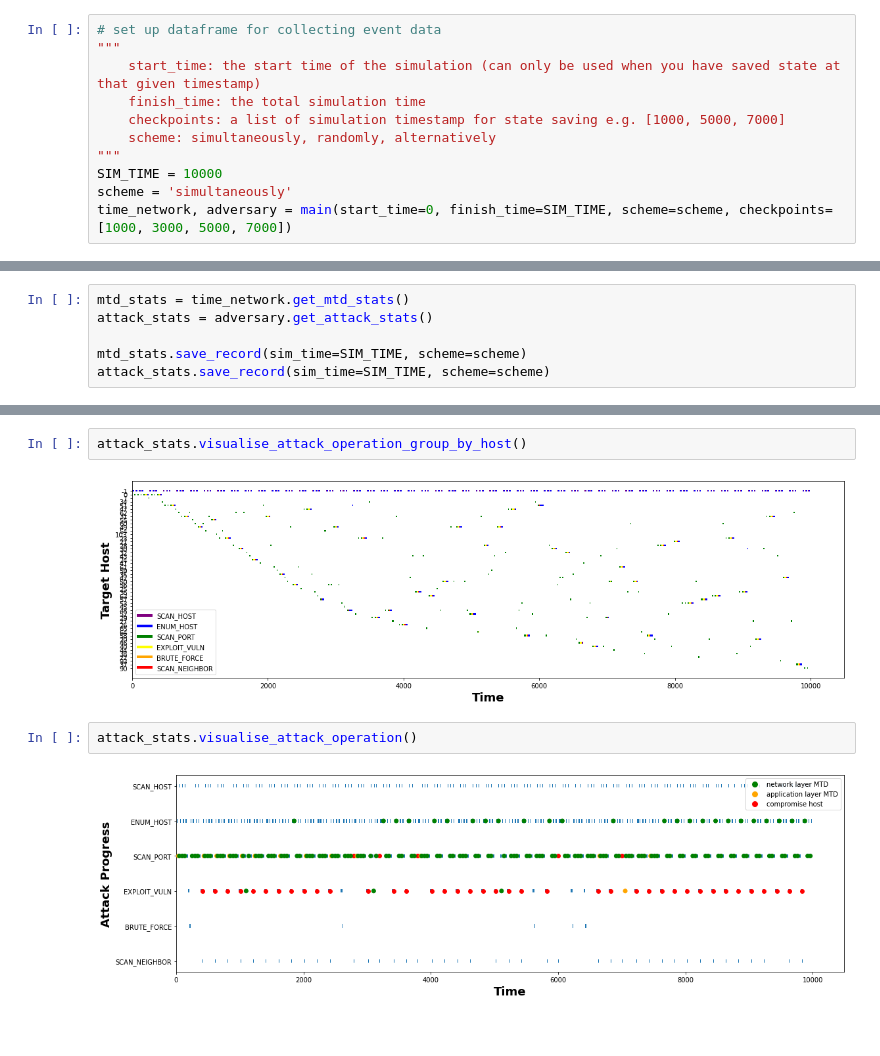
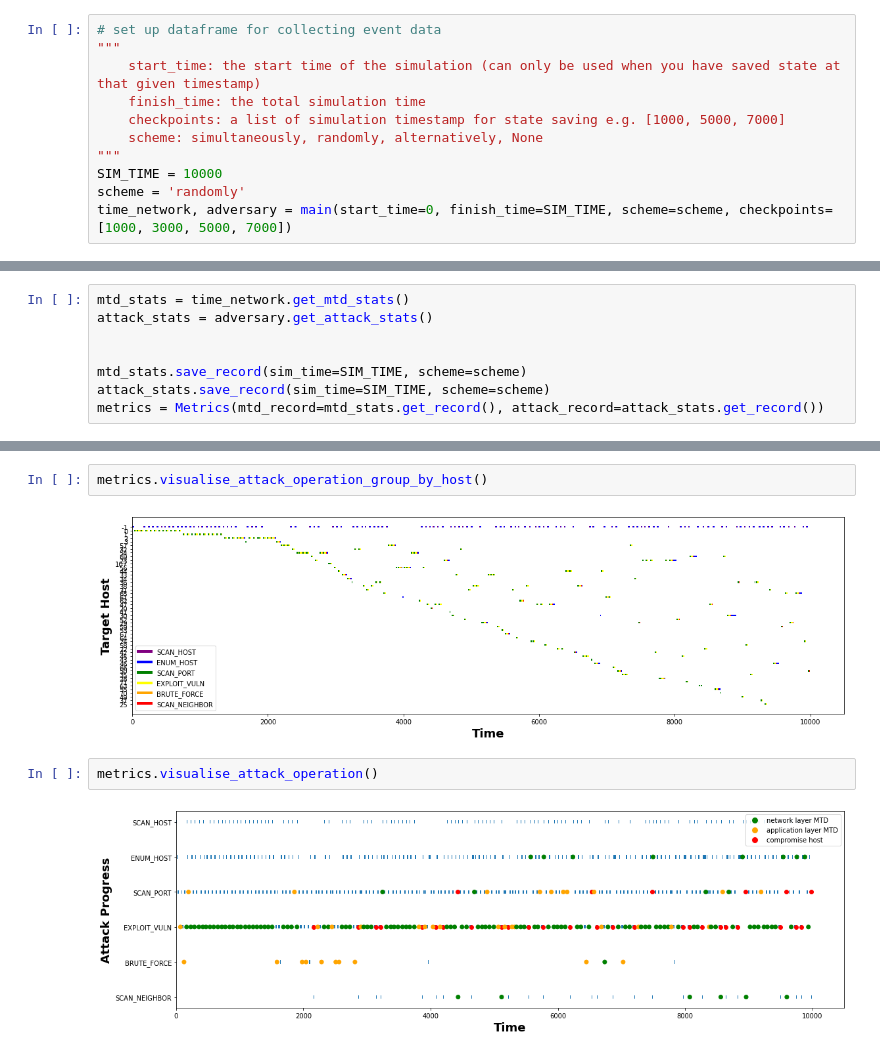
Before and after one commit to yuanyuan2000/MTDGame, a Jupyter notebook: simulation.ipynb, the cells around one changed output, grey strips where cells are left out. Cells and saved outputs as stored; diff of their text form.

Commit message:
extract data visualisation and evaluation from statistics into metrics.py, implement mtd execute frequency metric

```diff
--- a/simulation.ipynb
+++ b/simulation.ipynb
@@ -10,10 +11,10 @@ plt.set_loglevel('WARNING')
     start_time: the start time of the simulation (can only be used when you have saved state at that given timestamp)
     finish_time: the total simulation time
     checkpoints: a list of simulation timestamp for state saving e.g. [1000, 5000, 7000]
-    scheme: simultaneously, randomly, alternatively
+    scheme: simultaneously, randomly, alternatively, None
 """
 SIM_TIME = 10000
-scheme = 'simultaneously'
+scheme = 'randomly'
 time_network, adversary = main(start_time=0, finish_time=SIM_TIME, scheme=scheme, checkpoints=[1000, 3000, 5000, 7000])
 # %% [output]
 Adversary: Start SCAN_HOST at 0.0s.
@@ -37,5 +38,7 @@ Adversary: Start SCAN_PORT at 9989.9s.
 mtd_stats = time_network.get_mtd_stats()
 attack_stats = adversary.get_attack_stats()
 
+
 mtd_stats.save_record(sim_time=SIM_TIME, scheme=scheme)
 attack_stats.save_record(sim_time=SIM_TIME, scheme=scheme)
+metrics = Metrics(mtd_record=mtd_stats.get_record(), attack_record=attack_stats.get_record())
@@ -65,8 +49,8 @@ attack_stats.get_record().head()
 # %%
-attack_stats.visualise_attack_operation_group_by_host()
+metrics.visualise_attack_operation_group_by_host()
 # %% [output]
-[figure, old version]
+[figure, new version]
 # %%
-attack_stats.visualise_attack_operation()
+metrics.visualise_attack_operation()
 # %% [output]
-[figure, old version]
+[figure, new version]
```
Also changed, not shown: parts of 14 cells of this notebook, 19 other files.
